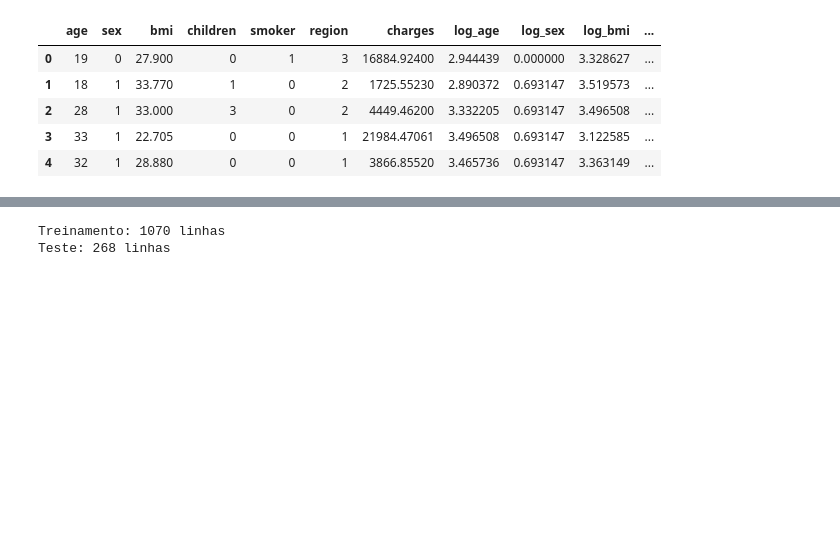
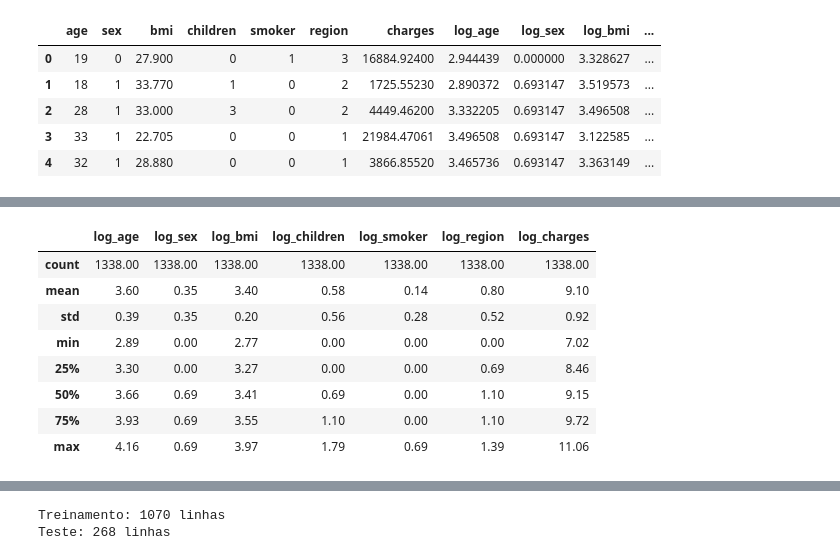
Before and after one commit to biancaalvesb/FIAP_POS_IA_ML, a Jupyter notebook: regressao_tech_challenge_1.ipynb, the cells around one changed output, grey strips where cells are left out. Cells and saved outputs as stored; diff of their text form; code cells hidden in the pictures; blank space fills up the shorter version.

```diff
--- a/regressao_tech_challenge_1.ipynb
+++ b/regressao_tech_challenge_1.ipynb
@@ -263 +302,13 @@ dataset.head()
+# %%
+dataset_log.describe().round(2)
+# %% [output]
+|  | log_age | log_sex | log_bmi | log_children | log_smoker | log_region | log_charges |
+| count | 1338.00 | 1338.00 | 1338.00 | 1338.00 | 1338.00 | 1338.00 | 1338.00 |
+| mean | 3.60 | 0.35 | 3.40 | 0.58 | 0.14 | 0.80 | 9.10 |
+| std | 0.39 | 0.35 | 0.20 | 0.56 | 0.28 | 0.52 | 0.92 |
+| min | 2.89 | 0.00 | 2.77 | 0.00 | 0.00 | 0.00 | 7.02 |
+| 25% | 3.30 | 0.00 | 3.27 | 0.00 | 0.00 | 0.69 | 8.46 |
+| 50% | 3.66 | 0.69 | 3.41 | 0.69 | 0.00 | 1.10 | 9.15 |
+| 75% | 3.93 | 0.69 | 3.55 | 1.10 | 0.00 | 1.10 | 9.72 |
+| max | 4.16 | 0.69 | 3.97 | 1.79 | 0.69 | 1.39 | 11.06 |
 # %%
```
Also changed, not shown: parts of 36 cells of this notebook.
